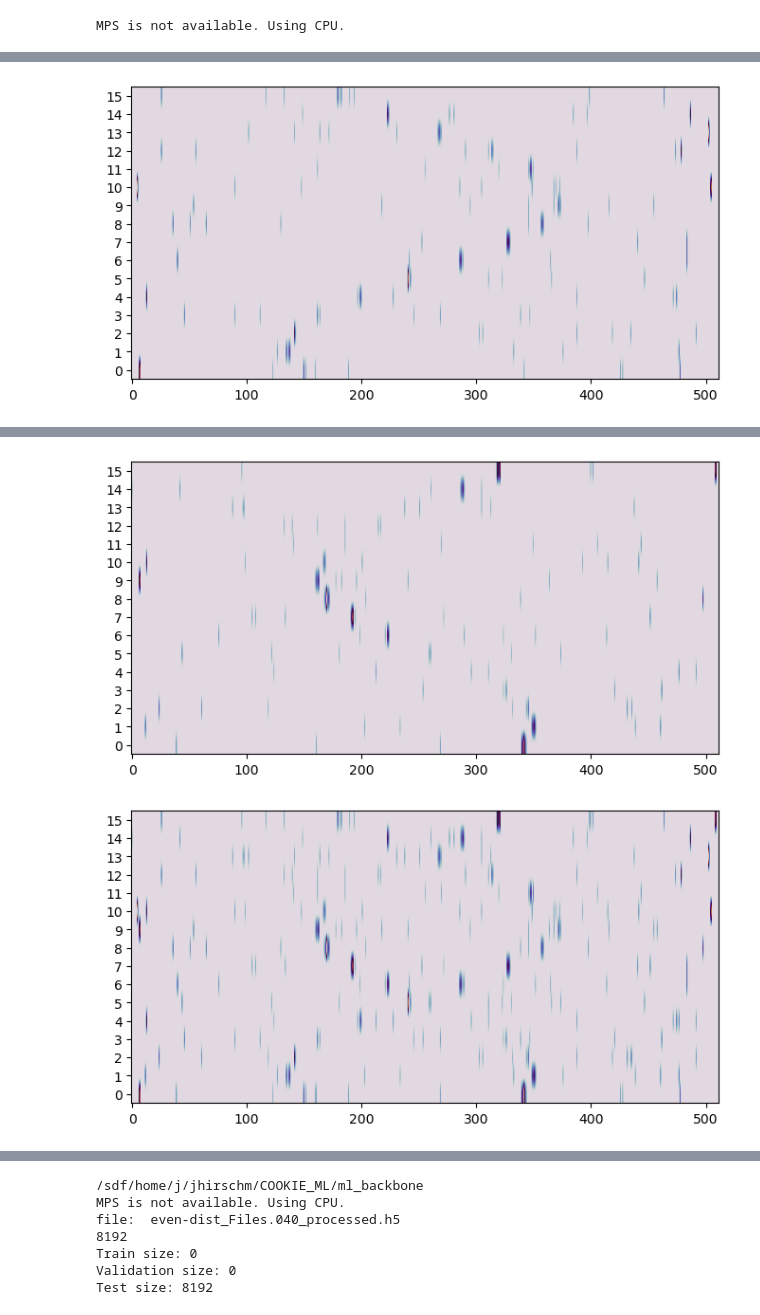
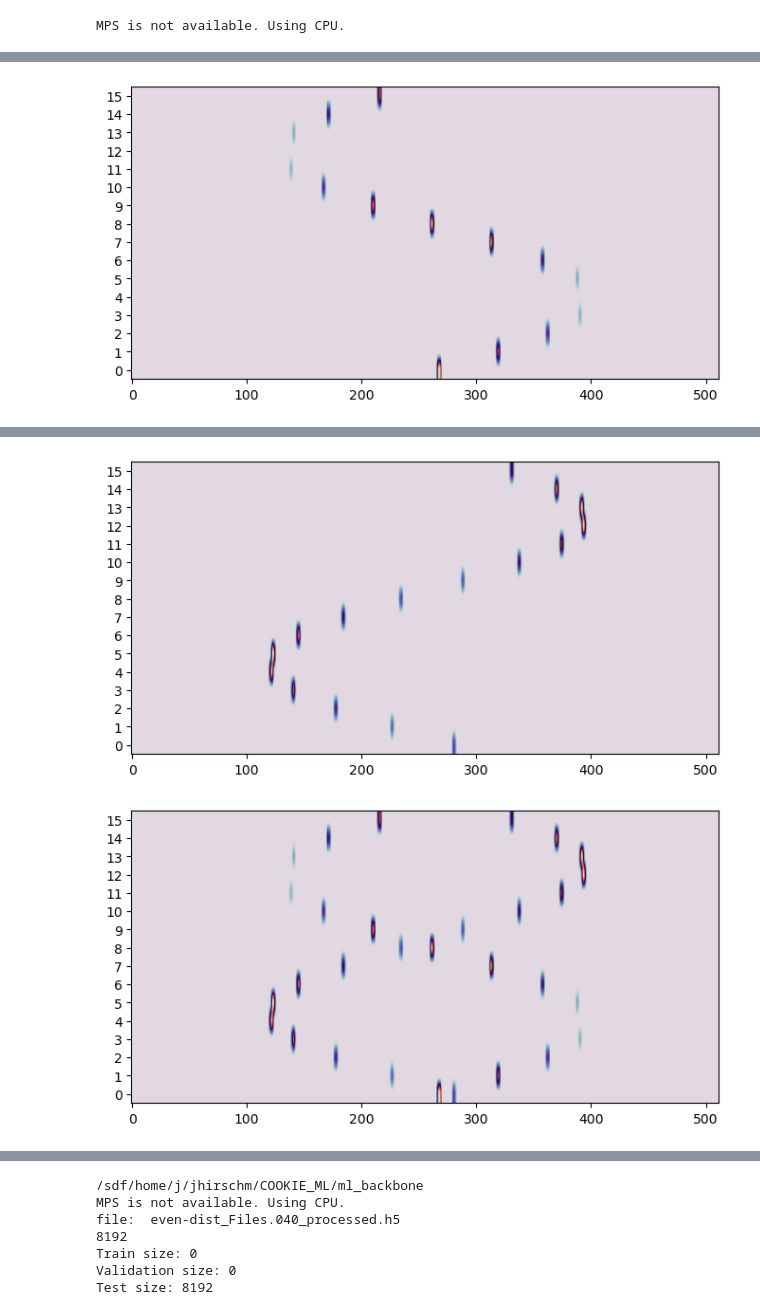
Before and after one commit to jhirschm/COOKIE_ML, a Jupyter notebook: notebooks/paper_plots.ipynb, the cells around one changed output, grey strips where cells are left out. Saved outputs shown, nothing was run; the diff lists cells and outputs as text; code cells hidden in the pictures.

```diff
--- a/notebooks/paper_plots.ipynb
+++ b/notebooks/paper_plots.ipynb
@@ -155,5 +179,8 @@ MPS is not available. Using CPU.
 # %%
 new_file_path = ["/sdf/scratch/lcls/ds/prj/prjs2e21/scratch/fast_data_access/even-dist_Pulses_03302024/Processed_07262024_0to1/test/even-dist_Files.003_processed.h5"]
 file_paths = new_file_path
-images,npulses= load_data(file_paths)
+# images,npulses= load_data(file_paths)
+new_file_path = ["/sdf/scratch/lcls/ds/prj/prjs2e21/scratch/fast_data_access/even-dist_Pulses_03302024/Processed_07262024_0to1/test/even-dist_Files.040_processed.h5"]
+file_paths = new_file_path
+images,npulses, probs= load_data2(file_paths)
 # %% [output]
@@ -184,10 +211,10 @@ Index: 298, npulse: 1
 from matplotlib.colors import LinearSegmentedColormap
 import matplotlib.cm as cm
 from scipy.interpolate import CubicSpline
-
+images = probs
 cmap = "twilight"
 
-idx = 130#106#269
+idx = 14#130#106#269
 temp_image_1 = images[idx]
 
 # Plot the sequence with custom color scheme and grid lines
@@ -196,7 +223,8 @@ plt.figure(figsize=(8, 4))
 plt.imshow(temp_image_1, aspect='auto', cmap=cmap, origin='lower')
 num_rows = temp_image_1.shape[0]
 plt.yticks(np.arange(num_rows))
-plt.savefig(f"/sdf/home/j/jhirschm/Publications/MRCO_XrayReconstruction_Paper_Results/sinogram_figure1_1.pdf", format='pdf')
+# plt.savefig(f"/sdf/home/j/jhirschm/Publications/MRCO_XrayReconstruction_Paper_Results/sinogram_figure1_1.pdf", format='pdf')
+plt.savefig(f"sino_figure_clean1.pdf", format='pdf')
 
 # Create polar plot
 fig = plt.figure(figsize=(8, 8))
@@ -209,18 +237,20 @@ ax.set_xticklabels([])
 ax.set_yticklabels([])
 
 # Show the plot
-plt.savefig(f"/sdf/home/j/jhirschm/Publications/MRCO_XrayReconstruction_Paper_Results/polar_figure1_1.pdf", format='pdf')
+plt.savefig(f"polar_figure_clean1.pdf", format='pdf')
+
+# plt.savefig(f"/sdf/home/j/jhirschm/Publications/MRCO_XrayReconstruction_Paper_Results/polar_figure1_1.pdf", format='pdf')
 
 plt.show()
 
-idx = 138#277
+idx = 227#138#277
 temp_image_2 = images[idx]
 
 plt.figure(figsize=(8, 4))
 plt.imshow(temp_image_2, aspect='auto', cmap=cmap, origin='lower')
 num_rows = temp_image_2.shape[0]
 plt.yticks(np.arange(num_rows))
-plt.savefig(f"/sdf/home/j/jhirschm/Publications/MRCO_XrayReconstruction_Paper_Results/sinogram_figure1_2.pdf", format='pdf')
+# plt.savefig(f"/sdf/home/j/jhirschm/Publications/MRCO_XrayReconstruction_Paper_Results/sinogram_figure1_2.pdf", format='pdf')
 
 
 plt.figure(figsize=(8, 4))
@@ -229,7 +259,9 @@ plt.imshow(temp_image_1/np.max(np.abs(temp_image_1))+temp_image_2/np.max(np.abs(
 num_rows = temp_image_2.shape[0]
 plt.yticks(np.arange(num_rows))
 
-plt.savefig(f"/sdf/home/j/jhirschm/Publications/MRCO_XrayReconstruction_Paper_Results/sinogram_fig1_combined.pdf", format='pdf')
+# plt.savefig(f"/sdf/home/j/jhirschm/Publications/MRCO_XrayReconstruction_Paper_Results/sinogram_fig1_combined.pdf", format='pdf')
+plt.savefig(f"sino_figure_cleanCombined.pdf", format='pdf')
+
 plt.show()
 
 # Create polar plot
@@ -243,8 +275,9 @@ ax.set_xticklabels([])
 ax.set_yticklabels([])
 
 # Show the plot
-plt.savefig(f"/sdf/home/j/jhirschm/Publications/MRCO_XrayReconstruction_Paper_Results/polar_figure1_2.pdf", format='pdf')
+# plt.savefig(f"/sdf/home/j/jhirschm/Publications/MRCO_XrayReconstruction_Paper_Results/polar_figure1_2.pdf", format='pdf')
+plt.savefig(f"polar_figure_clean2.pdf", format='pdf')
 
 plt.show()
 # %% [output]
-[figure, old version]
+[figure, new version]
@@ -252,2 +285,2 @@ plt.show()
-[figure, old version]
+[figure, new version]
-[figure, old version]
+[figure, new version]
```
Also changed, not shown: parts of 4 cells of this notebook, 8 other files.
